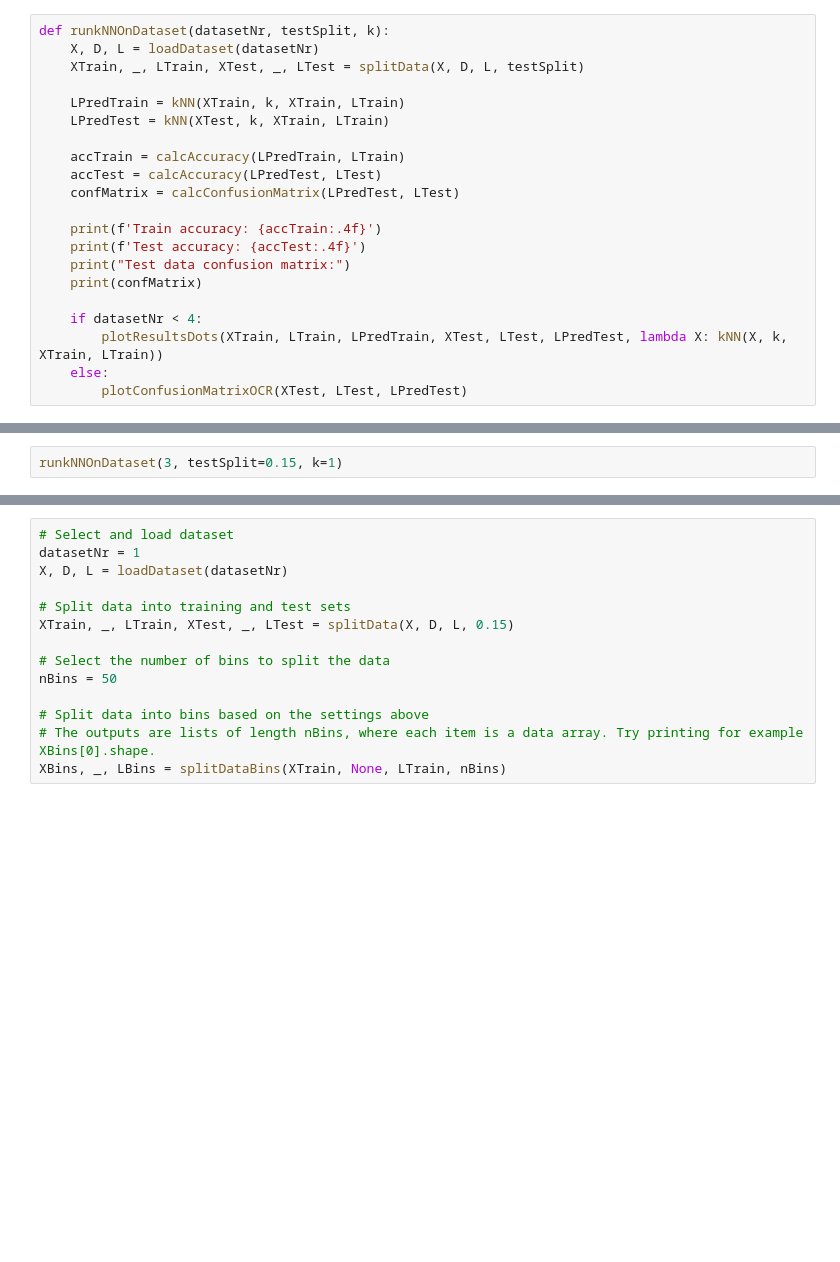
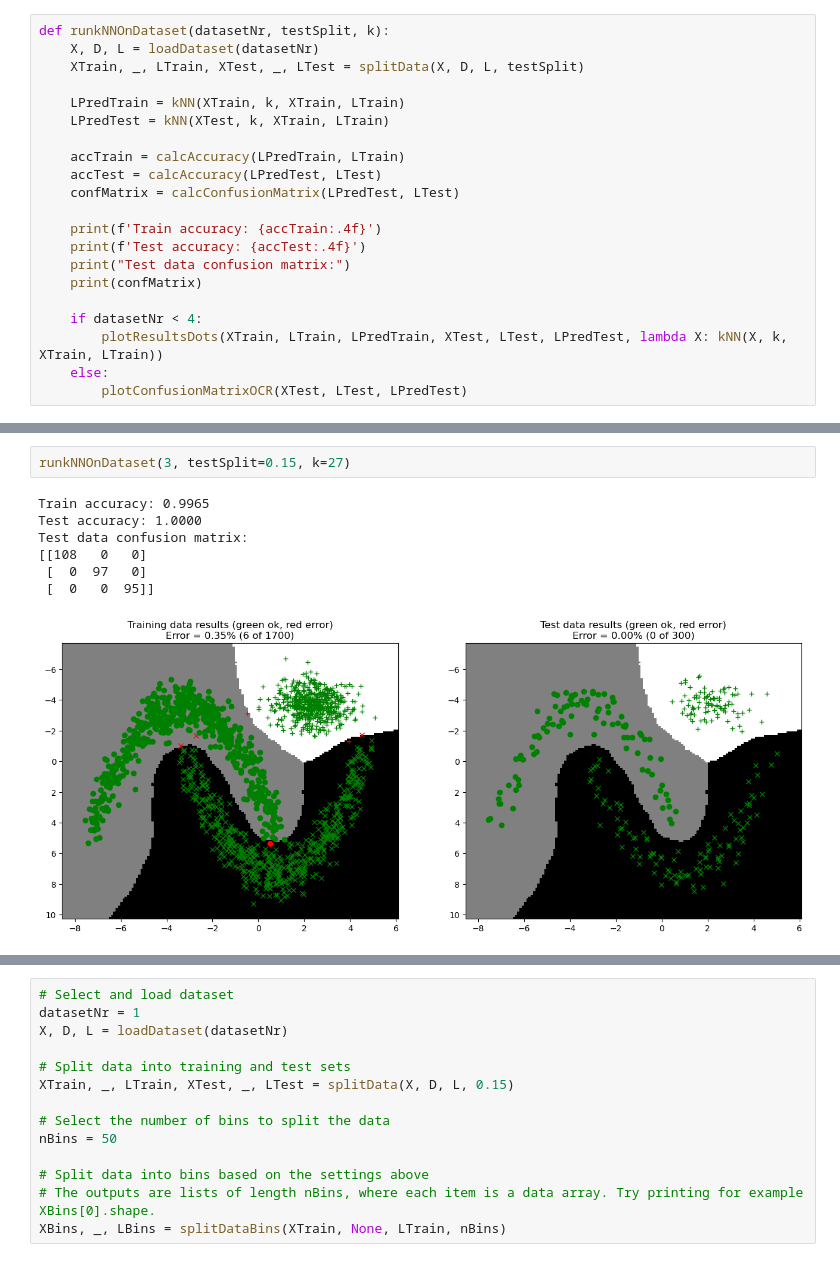
Before and after one commit to axest556/TBMI26-Neural-Networks, a Jupyter notebook: LabCodes/A1_Supervised/main1_kNN.ipynb, the cells around one changed output, grey strips where cells are left out. Drawn from its saved outputs; the diff is of its cells as text; blank space fills up the shorter version.

```diff
--- a/LabCodes/A1_Supervised/main1_kNN.ipynb
+++ b/LabCodes/A1_Supervised/main1_kNN.ipynb
@@ -298,4 +355,12 @@ runkNNOnDataset(2, testSplit=0.15, k=1)
 # %%
-runkNNOnDataset(3, testSplit=0.15, k=1)
+runkNNOnDataset(3, testSplit=0.15, k=27)
+# %% [output]
+Train accuracy: 0.9965
+Test accuracy: 1.0000
+Test data confusion matrix:
+[[108   0   0]
+ [  0  97   0]
+ [  0   0  95]]
+[figure, added]
 # %%
 runkNNOnDataset(4, testSplit=0.75, k=1)
```
Also changed, not shown: parts of 17 cells of this notebook, 1 other file.
